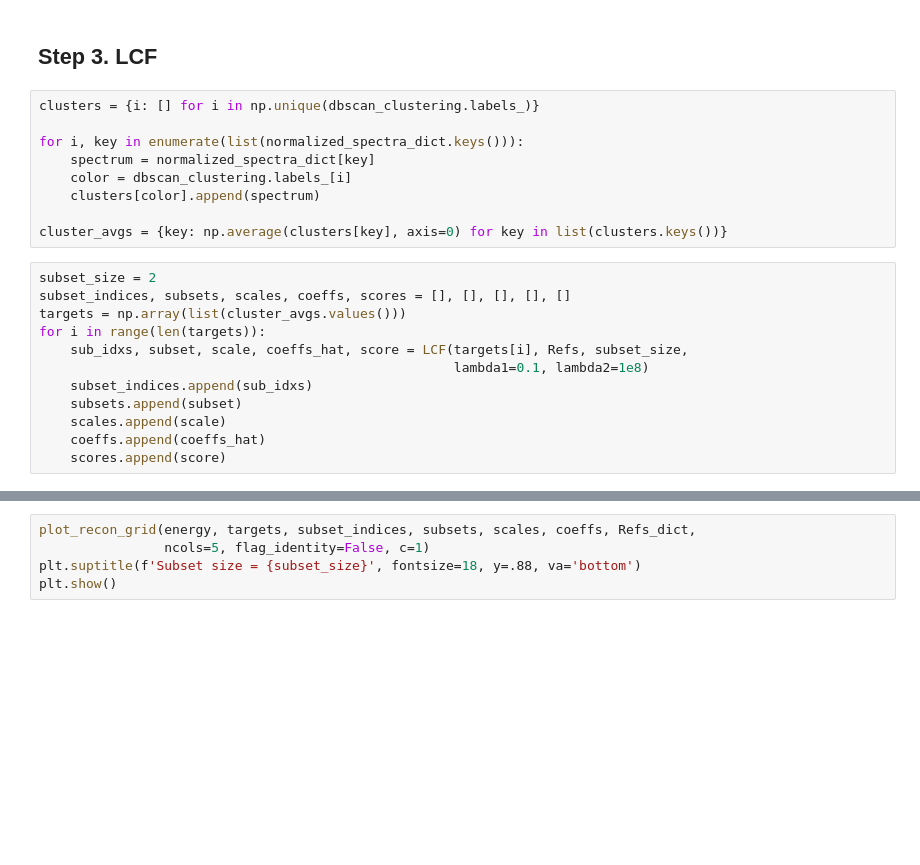
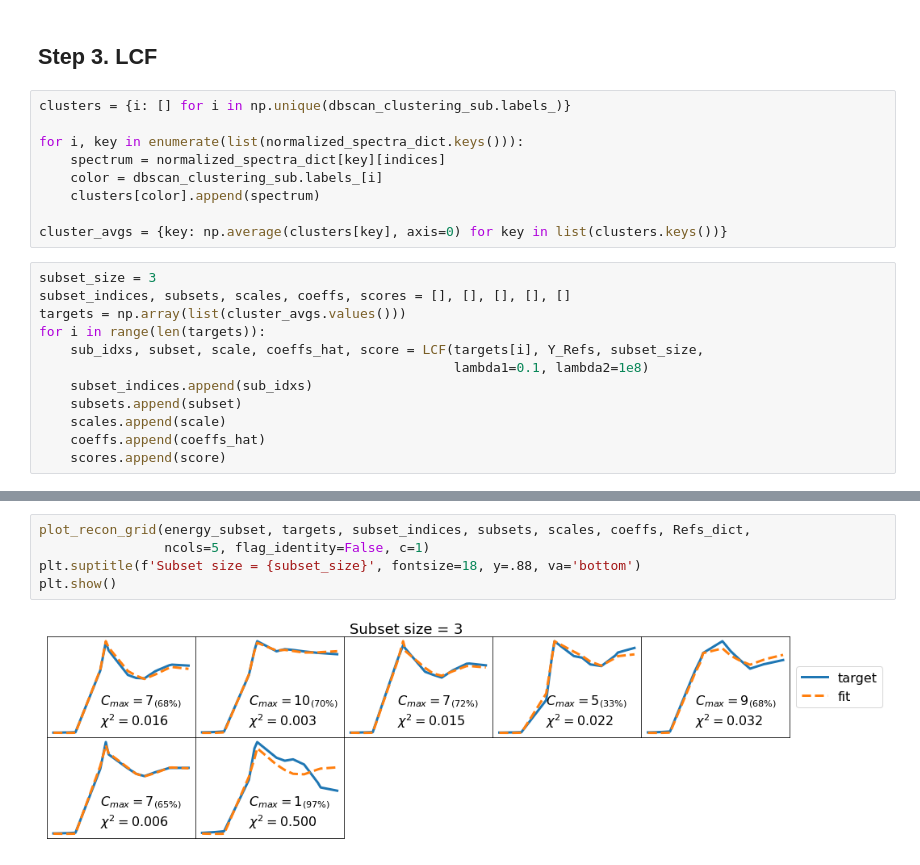
Before and after one commit to stetef/nano-XANES-microscopy-of-Fe, a Jupyter notebook: Visualization.ipynb, the cells around one changed output, grey strips where cells are left out. Drawn from its saved outputs; the diff is of its cells as text; blank space fills up the shorter version.

```diff
--- a/Visualization.ipynb
+++ b/Visualization.ipynb
@@ -398,20 +421,20 @@ color_code_map(normalized_spectra_dict, color_labels_sub)
 # %% [markdown]
 ## Step 3. LCF
 # %%
-clusters = {i: [] for i in np.unique(dbscan_clustering.labels_)}
+clusters = {i: [] for i in np.unique(dbscan_clustering_sub.labels_)}
 
 for i, key in enumerate(list(normalized_spectra_dict.keys())):
-    spectrum = normalized_spectra_dict[key]
-    color = dbscan_clustering.labels_[i]
+    spectrum = normalized_spectra_dict[key][indices]
+    color = dbscan_clustering_sub.labels_[i]
     clusters[color].append(spectrum)
 
 cluster_avgs = {key: np.average(clusters[key], axis=0) for key in list(clusters.keys())}
 # %%
-subset_size = 2
+subset_size = 3
 subset_indices, subsets, scales, coeffs, scores = [], [], [], [], []
 targets = np.array(list(cluster_avgs.values()))
 for i in range(len(targets)):
-    sub_idxs, subset, scale, coeffs_hat, score = LCF(targets[i], Refs, subset_size,
+    sub_idxs, subset, scale, coeffs_hat, score = LCF(targets[i], Y_Refs, subset_size,
                                                      lambda1=0.1, lambda2=1e8)
     subset_indices.append(sub_idxs)
     subsets.append(subset)
@@ -421,8 +452,10 @@ for i in range(len(targets)):
 # %%
-plot_recon_grid(energy, targets, subset_indices, subsets, scales, coeffs, Refs_dict,
+plot_recon_grid(energy_subset, targets, subset_indices, subsets, scales, coeffs, Refs_dict,
                 ncols=5, flag_identity=False, c=1)
 plt.suptitle(f'Subset size = {subset_size}', fontsize=18, y=.88, va='bottom')
 plt.show()
+# %% [output]
+[figure, added]
 # %%
 fig, ax = plt.subplots(figsize=(len(cluster_avgs) * 1.5, 4))
 plot_conc_from_subset((fig, ax), np.array(coeffs).reshape(len(coeffs), -1),
```
Also changed, not shown: parts of 12 cells of this notebook, 1 other file.
